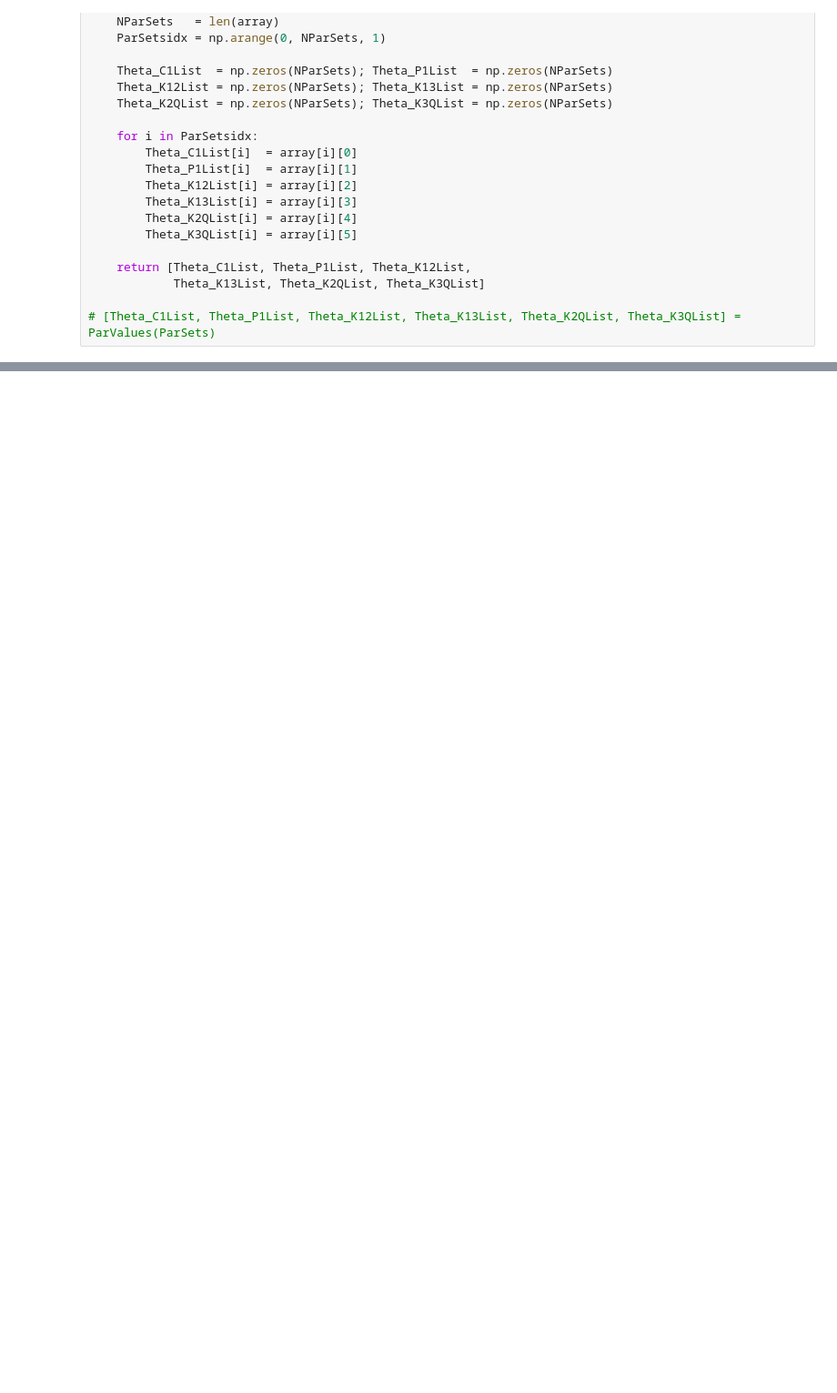
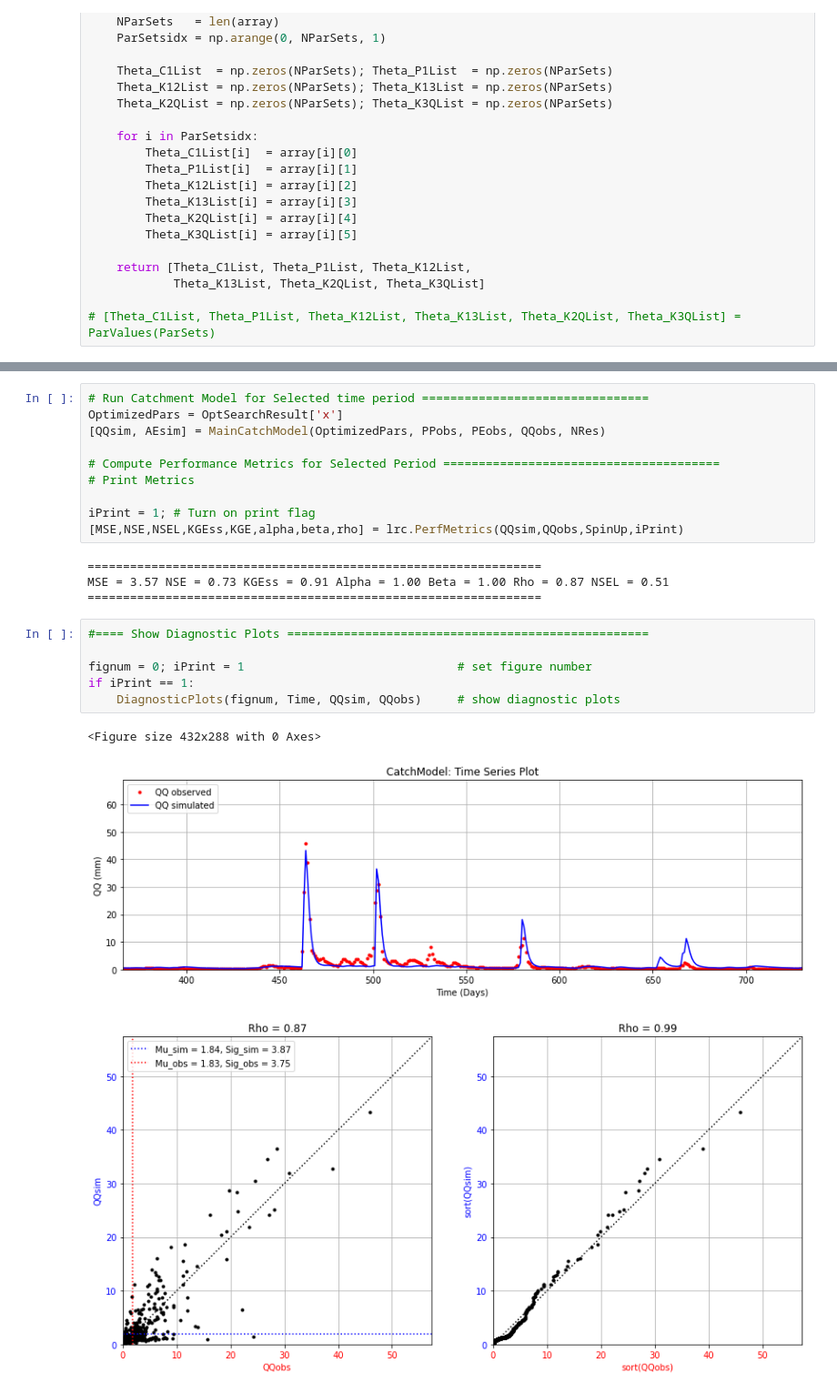
Before and after one commit to david-edu-morales/imp, a Jupyter notebook: imp04/imp04_morales.ipynb, the cells around one changed output, grey strips where cells are left out. Shown: that part at 91% size. Cells and saved outputs as stored; diff of their text form; blank space fills up the shorter version.

```diff
--- a/imp04/imp04_morales.ipynb
+++ b/imp04/imp04_morales.ipynb
@@ -173,0 +476,24 @@ lrc.MainCatchModel(results, PPobs, PEobs, QQobs, NRes)
+# %%
+# Run Catchment Model for Selected time period ================================
+OptimizedPars = OptSearchResult['x']
+[QQsim, AEsim] = MainCatchModel(OptimizedPars, PPobs, PEobs, QQobs, NRes)
+
+# Compute Performance Metrics for Selected Period =======================================
+# Print Metrics
+
+iPrint = 1; # Turn on print flag
+[MSE,NSE,NSEL,KGEss,KGE,alpha,beta,rho] = lrc.PerfMetrics(QQsim,QQobs,SpinUp,iPrint)
+# %% [output]
+================================================================
+MSE = 3.57 NSE = 0.73 KGEss = 0.91 Alpha = 1.00 Beta = 1.00 Rho = 0.87 NSEL = 0.51
+================================================================
+# %%
+#==== Show Diagnostic Plots ===================================================
+
+fignum = 0; iPrint = 1                              # set figure number
+if iPrint == 1:
+    DiagnosticPlots(fignum, Time, QQsim, QQobs)     # show diagnostic plots
+# %% [output]
+<Figure size 432x288 with 0 Axes>
+[figure, added]
+[figure, added]
```
Also changed, not shown: parts of 17 cells of this notebook, 6 other files.
